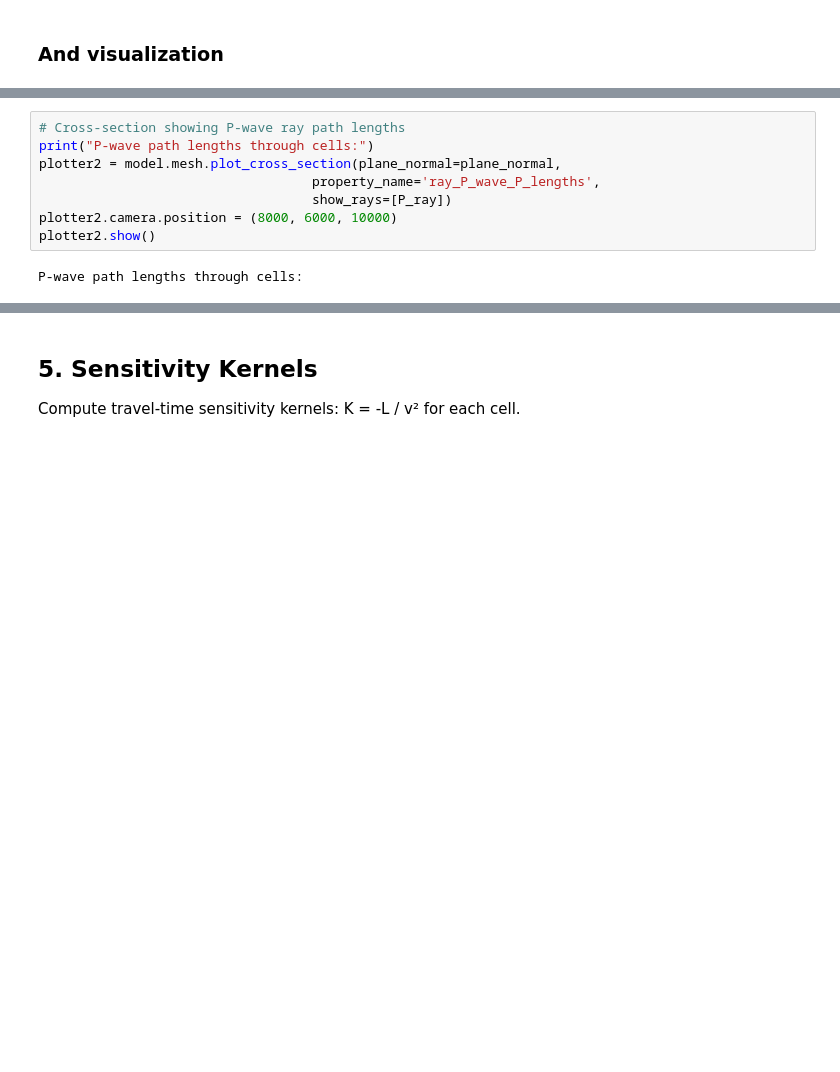
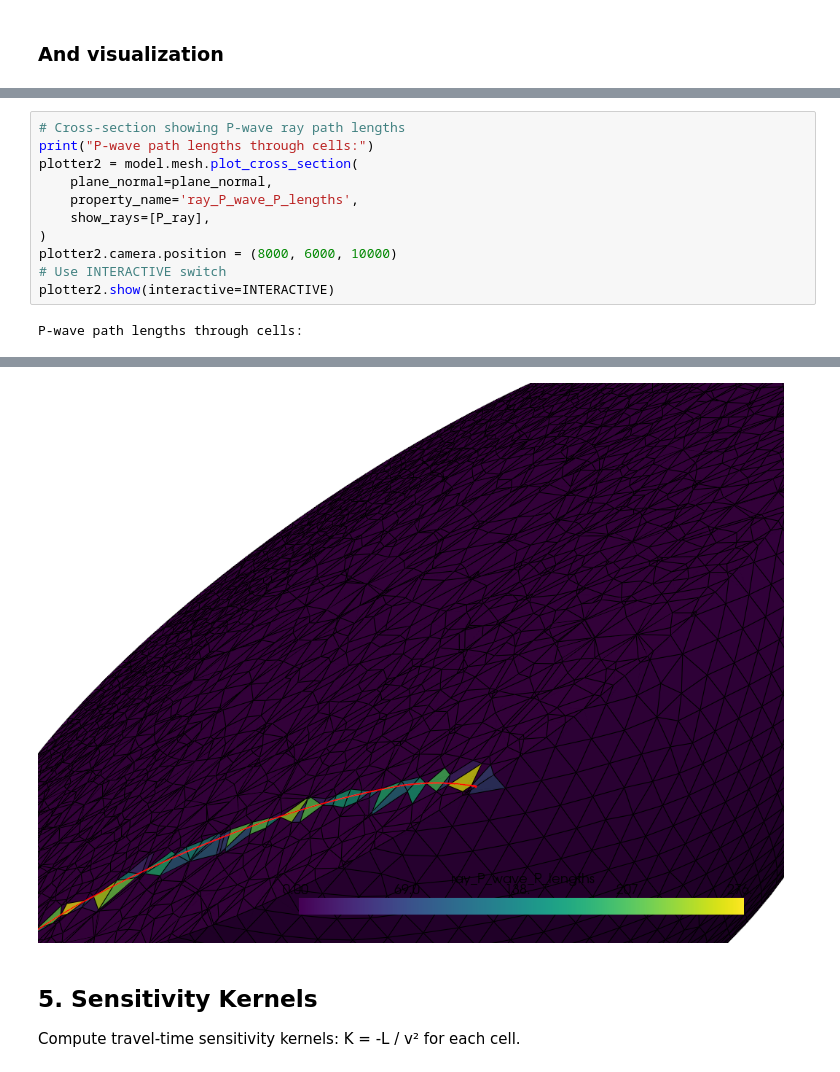
Before and after one commit to Adrian-Mag/SensRay, a Jupyter notebook: demos/02_ray_tracing_kernels.ipynb, the cells around one changed output, grey strips where cells are left out. Saved outputs shown, nothing was run; the diff lists cells and outputs as text; blank space fills up the shorter version.

```diff
--- a/demos/02_ray_tracing_kernels.ipynb
+++ b/demos/02_ray_tracing_kernels.ipynb
@@ -186,10 +210,13 @@ Widget(value='<iframe src="http://localhost:40791/index.html?ui=P_0x7f8f8c0dac10
 # %%
 # Cross-section showing P-wave ray path lengths
 print("P-wave path lengths through cells:")
-plotter2 = model.mesh.plot_cross_section(plane_normal=plane_normal,
-                                   property_name='ray_P_wave_P_lengths',
-                                   show_rays=[P_ray])
+plotter2 = model.mesh.plot_cross_section(
+    plane_normal=plane_normal,
+    property_name='ray_P_wave_P_lengths',
+    show_rays=[P_ray],
+)
 plotter2.camera.position = (8000, 6000, 10000)
-plotter2.show()
+# Use INTERACTIVE switch
+plotter2.show(interactive=INTERACTIVE)
 # %% [output]
 P-wave path lengths through cells:
@@ -197,3 +223,4 @@ Widget(value='<iframe src="http://localhost:40791/index.html?ui=P_0x7f8f541ce0d0
+[figure, added]
 # %% [markdown]
 ## 5. Sensitivity Kernels
 
```
Also changed, not shown: parts of 9 cells of this notebook, 13 other files.
